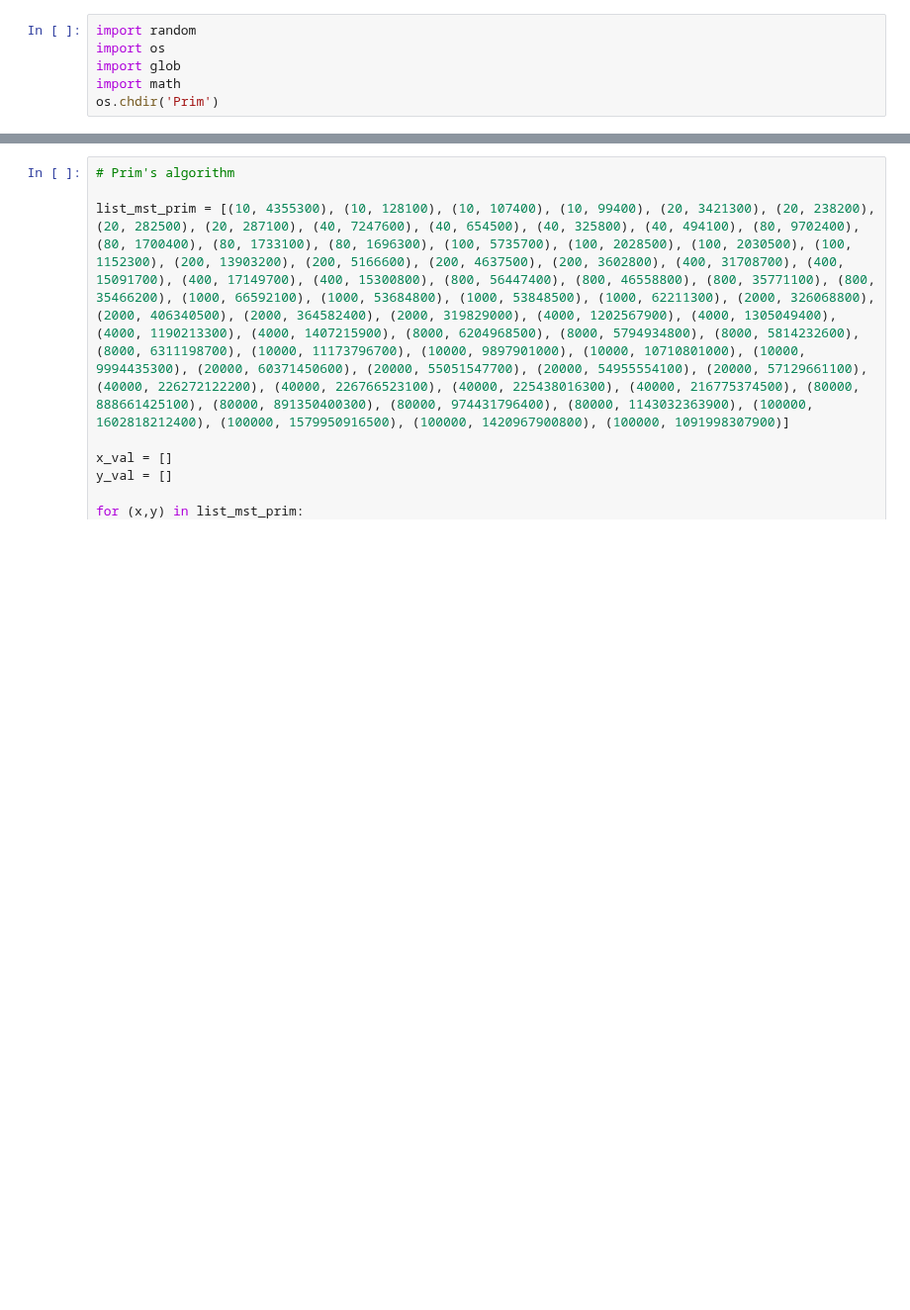
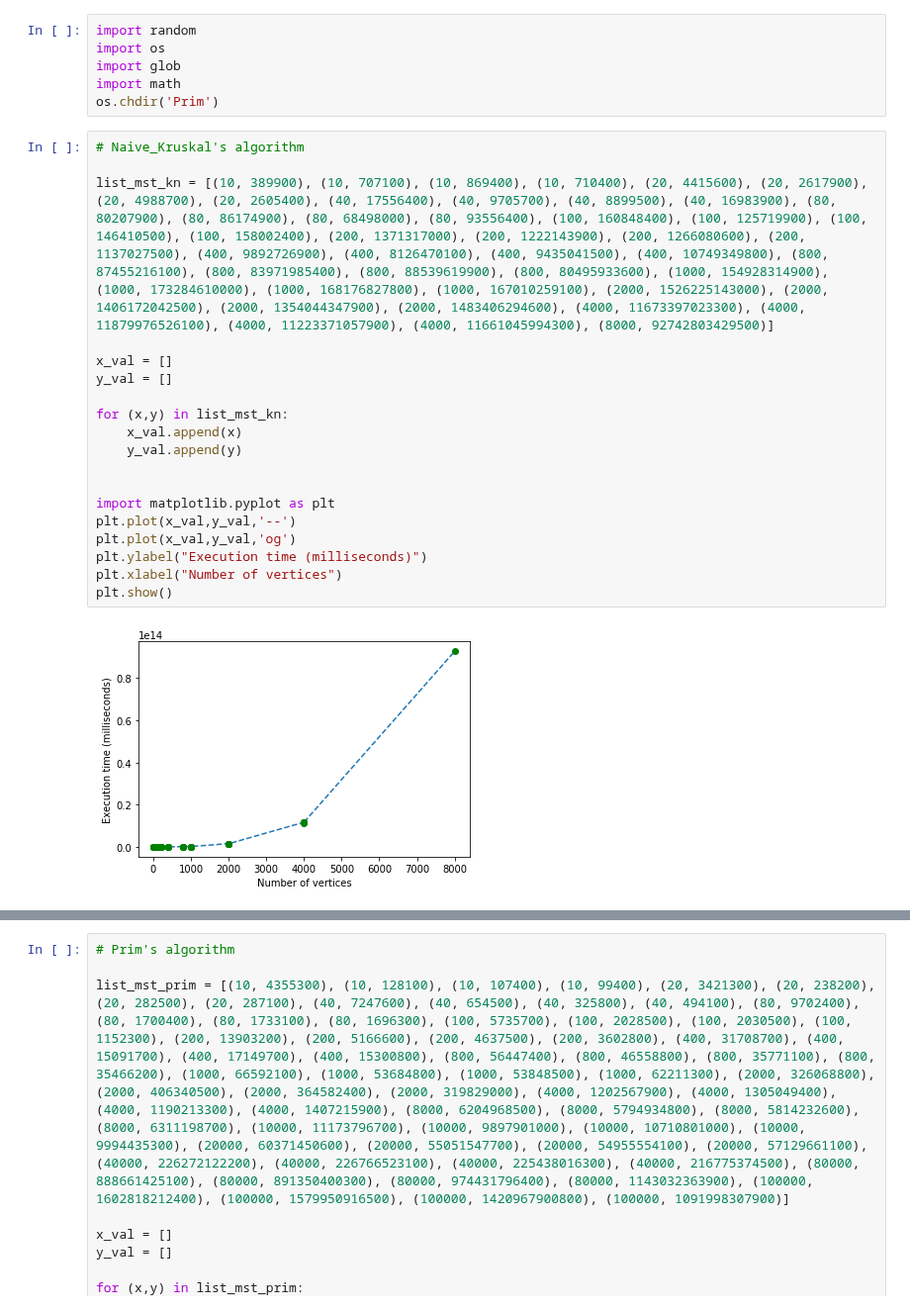
Before and after one commit to nurSaadat/algo2022, a Jupyter notebook: Algorithms_plots.ipynb, the cells around one changed output, grey strips where cells are left out. Shown at 99% size. Saved outputs shown, nothing was run; the diff lists cells and outputs as text; blank space fills up the shorter version.

```diff
--- a/Algorithms_plots.ipynb
+++ b/Algorithms_plots.ipynb
@@ -4,3 +4,24 @@ import os
 import glob
 import math
 os.chdir('Prim')
+# %%
+# Naive_Kruskal's algorithm
+
+list_mst_kn = [(10, 389900), (10, 707100), (10, 869400), (10, 710400), (20, 4415600), (20, 2617900), (20, 4988700), (20, 2605400), (40, 17556400), (40, 9705700), (40, 8899500), (40, 16983900), (80, 80207900), (80, 86174900), (80, 68498000), (80, 93556400), (100, 160848400), (100, 125719900), (100, 146410500), (100, 158002400), (200, 1371317000), (200, 1222143900), (200, 1266080600), (200, 1137027500), (400, 9892726900), (400, 8126470100), (400, 9435041500), (400, 10749349800), (800, 87455216100), (800, 83971985400), (800, 88539619900), (800, 80495933600), (1000, 154928314900), (1000, 173284610000), (1000, 168176827800), (1000, 167010259100), (2000, 1526225143000), (2000, 1406172042500), (2000, 1354044347900), (2000, 1483406294600), (4000, 11673397023300), (4000, 11879976526100), (4000, 11223371057900), (4000, 11661045994300), (8000, 92742803429500)]
+
+x_val = []
+y_val = []
+
+for (x,y) in list_mst_kn:
+    x_val.append(x)
+    y_val.append(y)
+
+
+import matplotlib.pyplot as plt
+plt.plot(x_val,y_val,'--')
+plt.plot(x_val,y_val,'og')
+plt.ylabel("Execution time (milliseconds)")
+plt.xlabel("Number of vertices")
+plt.show()
+# %% [output]
+[figure, added]
```
Also changed, not shown: parts of 8 cells of this notebook.
